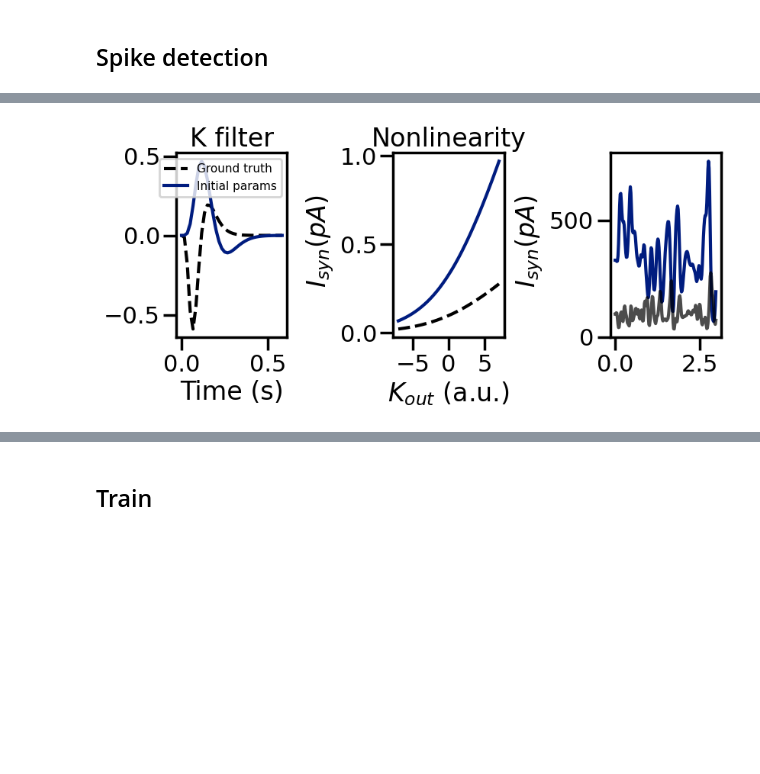
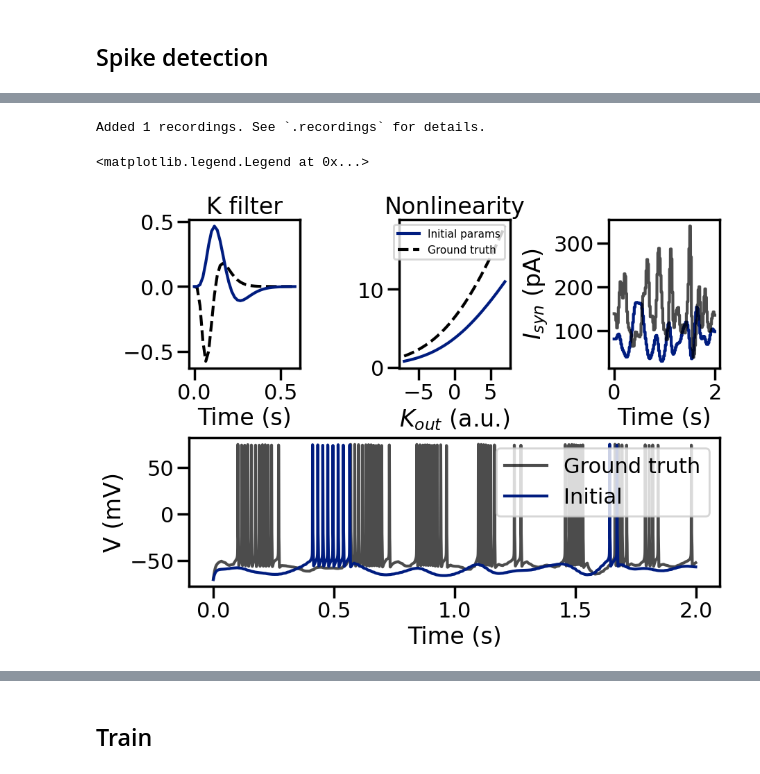
Before and after one commit to guardomayas/jaxley_rgc, a Jupyter notebook: sim_RGC.ipynb, the cells around one changed output, grey strips where cells are left out. Drawn from its saved outputs; the diff is of its cells as text; code cells hidden in the pictures; blank space fills up the shorter version.

```diff
--- a/sim_RGC.ipynb
+++ b/sim_RGC.ipynb
@@ -236,8 +259,8 @@ params_ln0 = ln_params(key2, alpha_j0=1.1,
                         logit_tau10=1.1,
                         logit_tau20=1.375,
                         beta0=0.25,
-                        gain0 = 0.5,
-                        shift0=0.30,
+                        gain0 = 1.5,
+                        shift0=0.304,
                         noise=0.05,
                         beta_rate_raw=0.0,
                         vth_rate=-30.0)
@@ -246,45 +269,68 @@ filt_dur = 0.6
 
 K_T = int(round(filt_dur / float(dt_stim)))
 max_tau = jnp.array(((K_T - 1) / 3.0) * float(dt_stim), dtype=jnp.float32)
-I_frame0, L, K0 =  ln_forward(params_ln0, stim, K=K_T, dt=dt_stim, n=6, max_tau=max_tau)
+drive0, L, K0 =  ln_forward(params_ln0, stim, K=K_T, dt=dt_stim, n=6, max_tau=max_tau)
+
+Iframe0 = current_map(R_Mohm, dV, drive0, lo=-1.0, hi=1.0)
+T_f = Iframe0.shape[-1]              # number of frames
+T_cell = int(round(T_f * dt_stim / dt_cell_s))
+I_syn0 = upsample_hold_edges(Iframe0, dt_stim=dt_stim, dt_cell=dt_cell_s, T_cell=T_cell)
+# %%
+cell0 = build_cell()
+cell0.delete_recordings()
+cell0.record("v")
+
+rgc_forward = make_rgc_forward_with_states(cell0, dt_cell_ms)  # returns a function forward(I_syn)
+rgc_forward = jax.jit(rgc_forward)
+v0 = rgc_forward(I_syn0).block_until_ready()
+# %% [output]
+Added 1 recordings. See `.recordings` for details.
 # %%
 from jax.numpy.linalg import norm
-t_k = jnp.arange(len(drive[0]))/frame_rate
-# sns.set_palette("dark")
-fig, axes = plt.subplots(1, 3, figsize=(6*1.5, 4*1.1),  layout="constrained")
 
+fig = plt.figure(figsize=(6*1.5, 6*1.1), layout="constrained")
+gs = fig.add_gridspec(2, 3)
 
-axes[0].plot(jnp.arange(len(K_ground))*dt_stim, K_ground/norm(K_ground), c='k', ls="--", label='Ground truth',)
+axK  = fig.add_subplot(gs[0, 0])
+axNL = fig.add_subplot(gs[0, 1])
+axI  = fig.add_subplot(gs[0, 2])
+axV  = fig.add_subplot(gs[1, :])  # spans all 3 columns
 
-axes[0].plot(jnp.arange(len(K0))*dt_stim, K0/norm(K0), c=sns.color_palette("dark")[0], label='Initial params')
+axK.set_title("K filter")
+axK.plot(jnp.arange(len(K_ground))*dt_stim, K_ground/norm(K_ground), c='k', ls="--", label='Ground truth')
+axK.plot(jnp.arange(len(K0))*dt_stim,       K0/norm(K0),           c=sns.color_palette("dark")[0], label='Initial params')
+axK.set_xlabel("Time (s)")
 
-axes[0].set_xlabel("Time (s)")
-axes[0].set_title("K filter")
-
-axes[1].set_title("Nonlinearity")
-
+axNL.set_title("Nonlinearity")
 x = jnp.linspace(-7, 7, 300)
 
 beta0  = softplus(params_ln0["log_beta"]) + 1e-6
 shift0 = params_ln0["shift"]
 gain0  = softplus(params_ln0["log_gain"]) + 1e-6
-nl0 = gain0 * softplus(beta0 * (x - shift0))
+nl0 = gain0 * softplus_beta(x - shift0, beta=beta0)
 
-beta_ground  = softplus(ground_params["log_beta"]) + 1e-6
-shift_ground = ground_params["shift"]
-gain_ground  = softplus(ground_params["log_gain"]) + 1e-6
-nl_ground = gain_ground * softplus(beta_ground * (x - shift_ground))
+beta_g  = softplus(ground_params["log_beta"]) + 1e-6
+shift_g = ground_params["shift"]
+gain_g  = softplus(ground_params["log_gain"]) + 1e-6
+nl_g = gain_g * softplus_beta(x - shift_g, beta=beta_g)
 
+axNL.plot(x, nl0, label='Initial params', c=sns.color_palette("dark")[0])
+axNL.plot(x, nl_g, c='k', ls="--", label='Ground truth')
+axNL.set_xlabel(r"$K_{out}$ (a.u.)")
+# axNL.set_ylabel(r"$I_{syn}$ (pA)")
+axNL.legend(loc='upper right', fontsize=11)
 
-axes[1].plot(x, nl0, label='Initial params', c=sns.color_palette("dark")[0])
-axes[1].plot(x, nl_ground ,c='k', ls="--", label='Ground truth')
-axes[1].set_xlabel(r"$K_{out}$ (a.u.)")
-axes[1].set_ylabel(r" $I_{syn} (pA)$")
-axes[0].legend(loc= 'upper right', fontsize=11)
+t = jnp.arange(len(I_syn0[0])) * dt_cell_s
+axI.plot(t, I_syn0[0]*1000, c=sns.color_palette("dark")[0])
+axI.plot(t, I_syn_ground[0]*1000, c='k', alpha=0.7)
+axI.set_ylabel(r"$I_{syn}$ (pA)")
+axI.set_xlabel("Time (s)")
 
-axes[2].plot(t_stim,I_frame0[0]*1000, c=sns.color_palette("dark")[0])
-axes[2].plot(t_stim,I_frame_ground[0]*1000, c='k', alpha=0.7)
-axes[2].set_ylabel(r" $I_{syn} (pA)$")
-fig.tight_layout(w_pad=0.1)
+axV.plot(t, V_ground[0], c='k', alpha=0.7, label="Ground truth")
+axV.plot(t, v0[0], c=sns.color_palette("dark")[0], label="Initial")  # if you want it
+axV.set_xlabel("Time (s)")
+axV.set_ylabel("V (mV)")
+axV.legend()
 # %% [output]
+<matplotlib.legend.Legend at 0x...>
-[figure, old version]
+[figure, new version]
```
Also changed, not shown: parts of 27 cells of this notebook, 1 other file.
